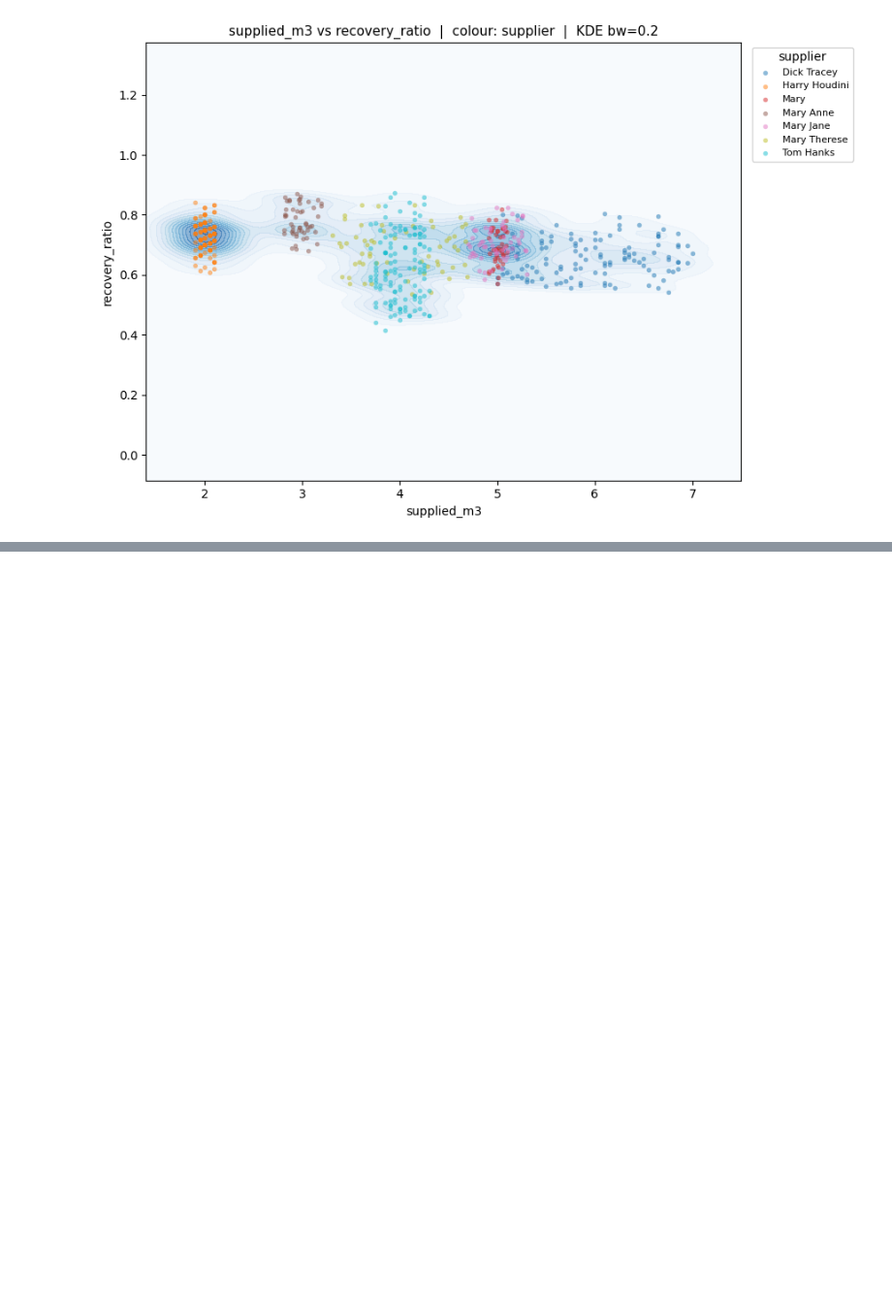
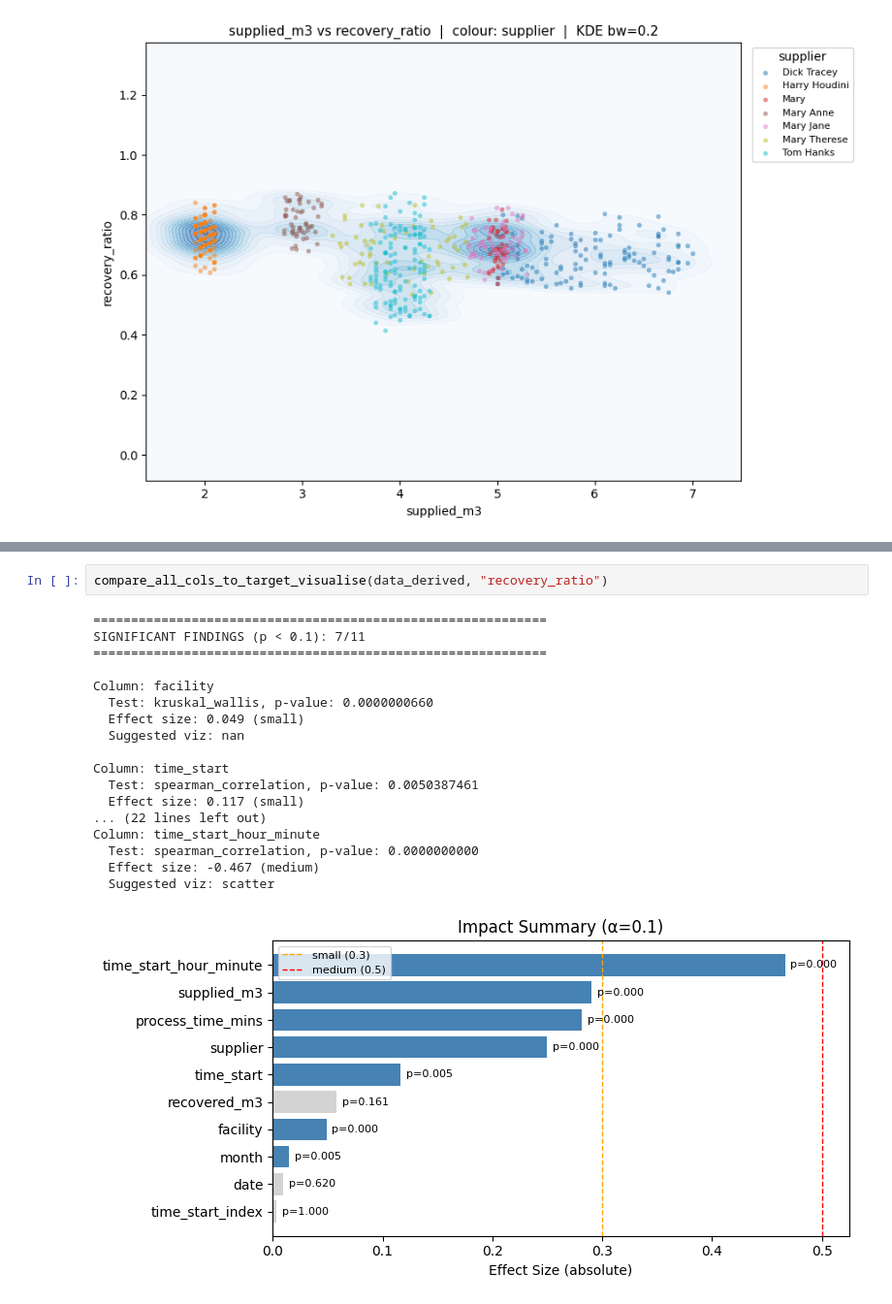
Before and after one commit to JamesTheGun/WasteOilTask, a Jupyter notebook: data_exploration.ipynb, the cells around one changed output, grey strips where cells are left out. Shown at 97% size. Saved outputs shown, nothing was run; the diff lists cells and outputs as text; blank space fills up the shorter version.

```diff
--- a/data_exploration.ipynb
+++ b/data_exploration.ipynb
@@ -150,0 +137,21 @@ Column: N/A
+# %%
+compare_all_cols_to_target_visualise(data_derived, "recovery_ratio")
+# %% [output]
+============================================================
+SIGNIFICANT FINDINGS (p < 0.1): 7/11
+============================================================
+
+Column: facility
+  Test: kruskal_wallis, p-value: 0.0000000660
+  Effect size: 0.049 (small)
+  Suggested viz: nan
+
+Column: time_start
+  Test: spearman_correlation, p-value: 0.0050387461
+  Effect size: 0.117 (small)
+... (22 lines left out)
+Column: time_start_hour_minute
+  Test: spearman_correlation, p-value: 0.0000000000
+  Effect size: -0.467 (medium)
+  Suggested viz: scatter
+[figure, added]
```
Also changed, not shown: parts of 5 cells of this notebook, 3 other files.
